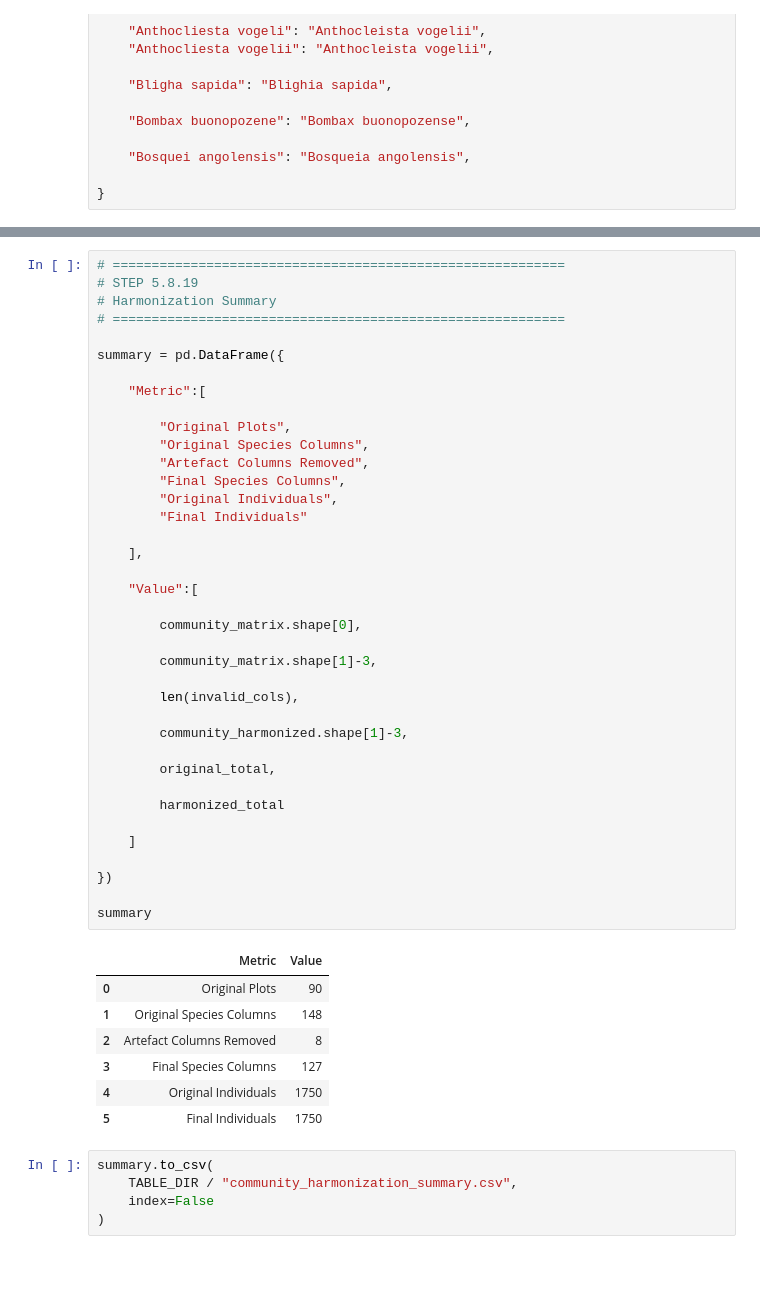
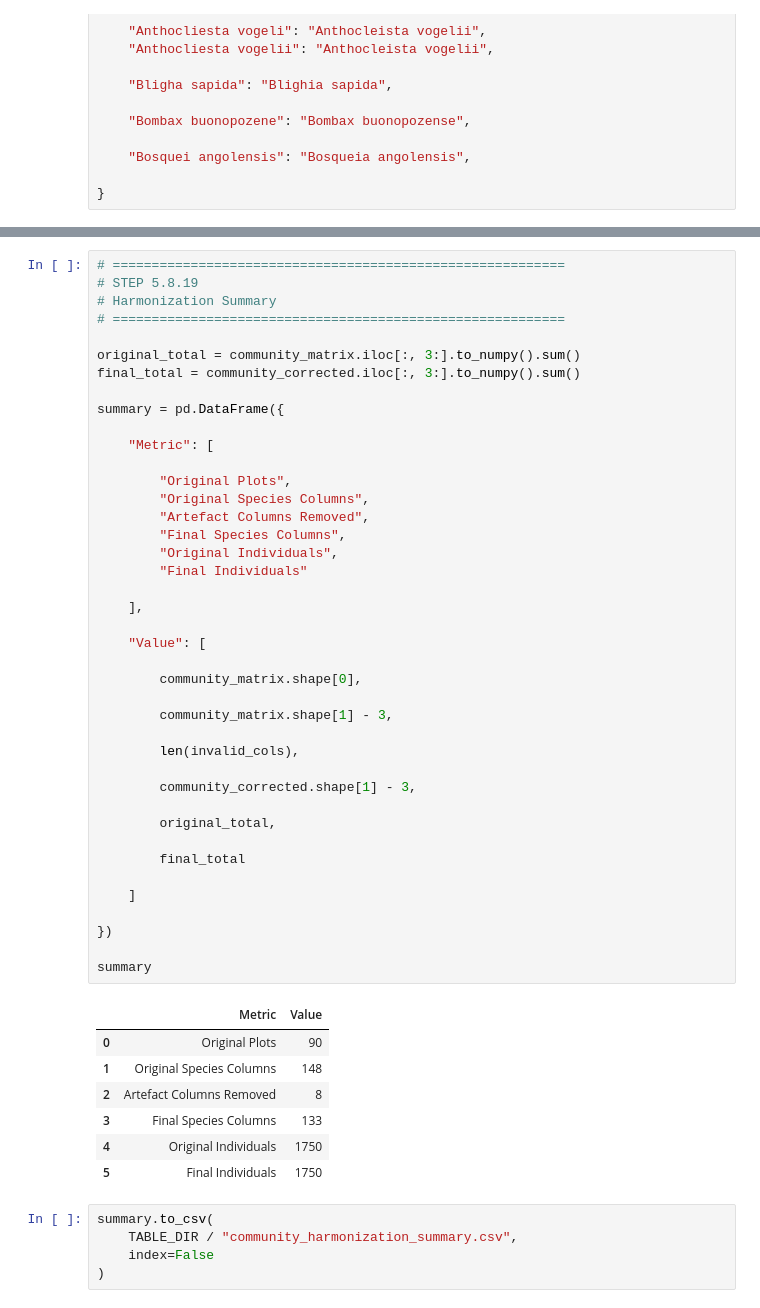
Before and after one commit to ugepet/omo-ecological-informatics, a Jupyter notebook: notebooks/05_Community Matrix Construction and Ecological Data Restructuring.ipynb, the cells around one changed output, grey strips where cells are left out. Drawn from its saved outputs; the diff is of its cells as text; blank space fills up the shorter version.

Commit message:
Complete community ecology workflow and analytical toolkit

```diff
--- a/notebooks/05_Community Matrix Construction and Ecological Data Restructuring.ipynb
+++ b/notebooks/05_Community Matrix Construction and Ecological Data Restructuring.ipynb
@@ -1886,44 +3304,47 @@ C:\Peter\SDM_data\omo_ecodb\omo-ecological-informatics\outputs\tables\omo_commun
 # Harmonization Summary
 # ==========================================================
 
+original_total = community_matrix.iloc[:, 3:].to_numpy().sum()
+final_total = community_corrected.iloc[:, 3:].to_numpy().sum()
+
 summary = pd.DataFrame({
 
-    "Metric":[
+    "Metric": [
 
         "Original Plots",
         "Original Species Columns",
         "Artefact Columns Removed",
         "Final Species Columns",
         "Original Individuals",
         "Final Individuals"
 
     ],
 
-    "Value":[
+    "Value": [
 
         community_matrix.shape[0],
 
-        community_matrix.shape[1]-3,
+        community_matrix.shape[1] - 3,
 
         len(invalid_cols),
 
-        community_harmonized.shape[1]-3,
+        community_corrected.shape[1] - 3,
 
         original_total,
 
-        harmonized_total
+        final_total
 
     ]
 
 })
 
 summary
 # %% [output]
 |  | Metric | Value |
 | 0 | Original Plots | 90 |
 | 1 | Original Species Columns | 148 |
 | 2 | Artefact Columns Removed | 8 |
-| 3 | Final Species Columns | 127 |
+| 3 | Final Species Columns | 133 |
 | 4 | Original Individuals | 1750 |
 | 5 | Final Individuals | 1750 |
 # %%
```
Also changed, not shown: parts of 24 cells of this notebook, 42 other files.
